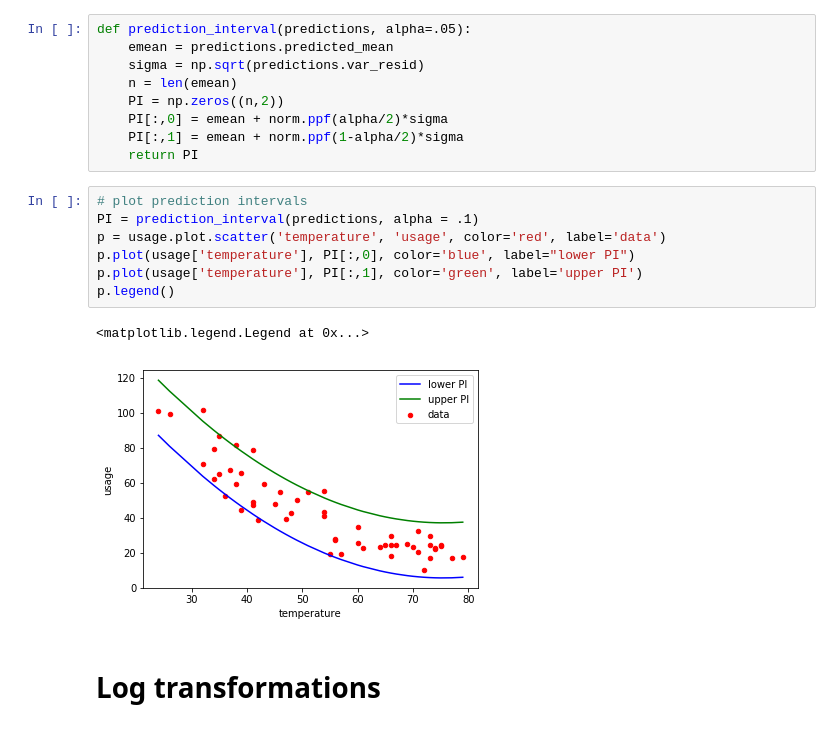
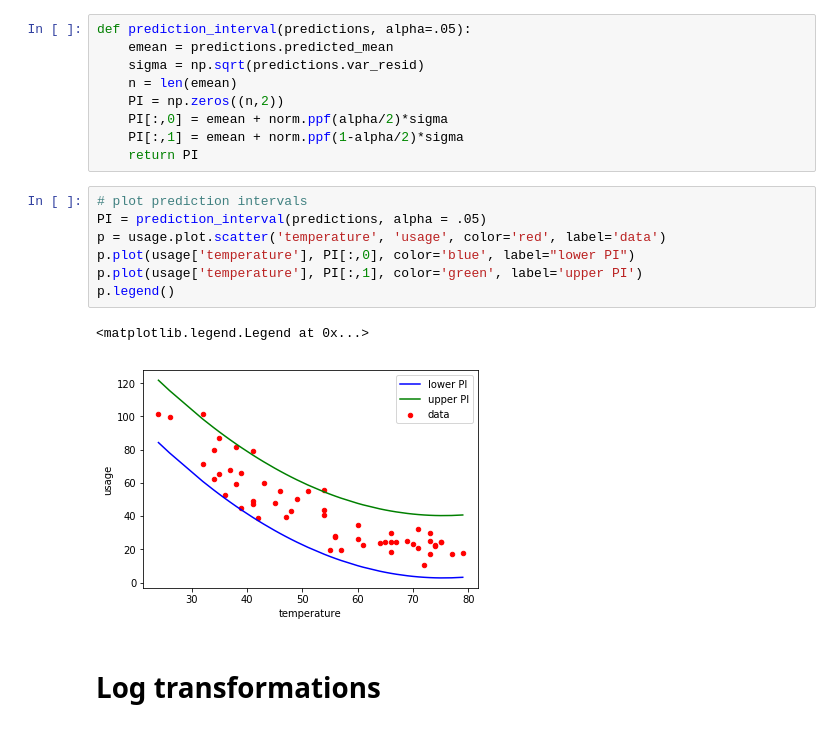
Before and after one commit to orie3120/orie3120-sp2020, a Jupyter notebook: demos/collinearity.ipynb, the cells around one changed output. Saved outputs shown, nothing was run; the diff lists cells and outputs as text.

```diff
--- a/demos/collinearity.ipynb
+++ b/demos/collinearity.ipynb
@@ -368,14 +368,14 @@ def prediction_interval(predictions, alpha=.05):
     return PI
 # %%
 # plot prediction intervals
-PI = prediction_interval(predictions, alpha = .1)
+PI = prediction_interval(predictions, alpha = .05)
 p = usage.plot.scatter('temperature', 'usage', color='red', label='data')
 p.plot(usage['temperature'], PI[:,0], color='blue', label="lower PI")
 p.plot(usage['temperature'], PI[:,1], color='green', label='upper PI')
 p.legend()
 # %% [output]
 <matplotlib.legend.Legend at 0x...>
-[figure, old version]
+[figure, new version]
 # %% [markdown]
 # Log transformations
 # %%
```
Also changed, not shown: parts of 9 cells of this notebook, 2 other files.
